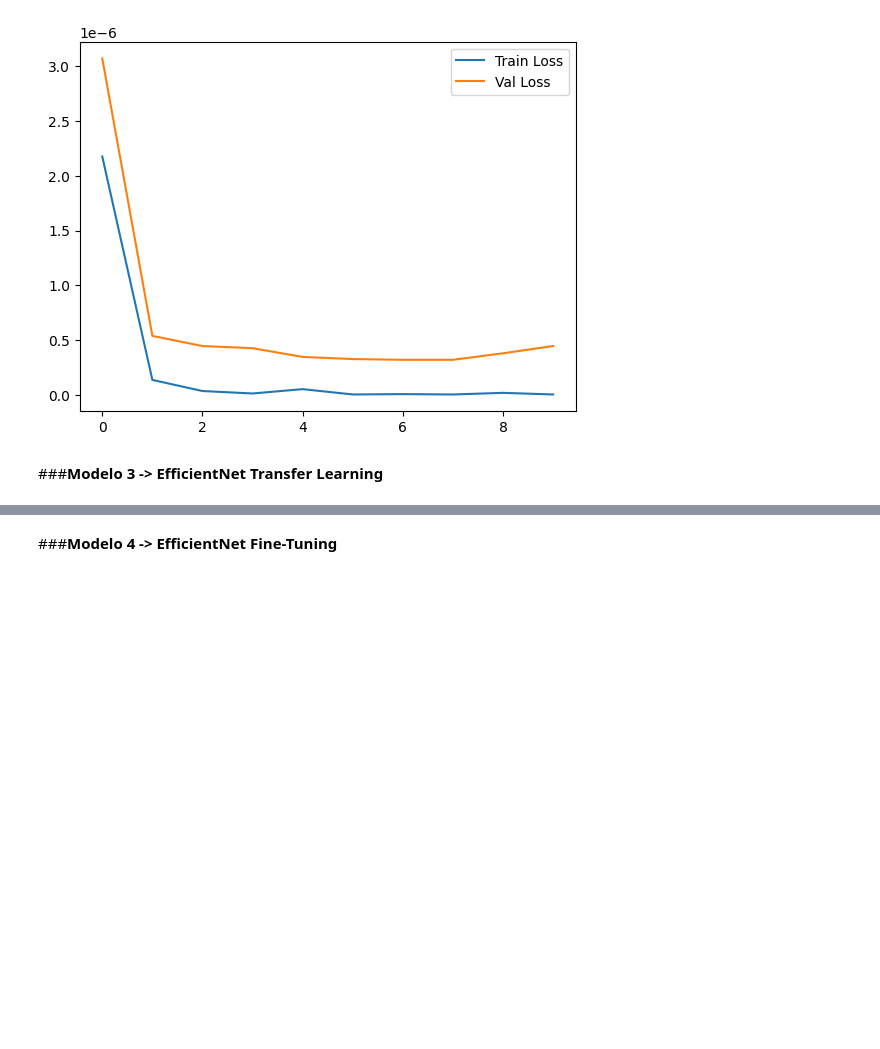
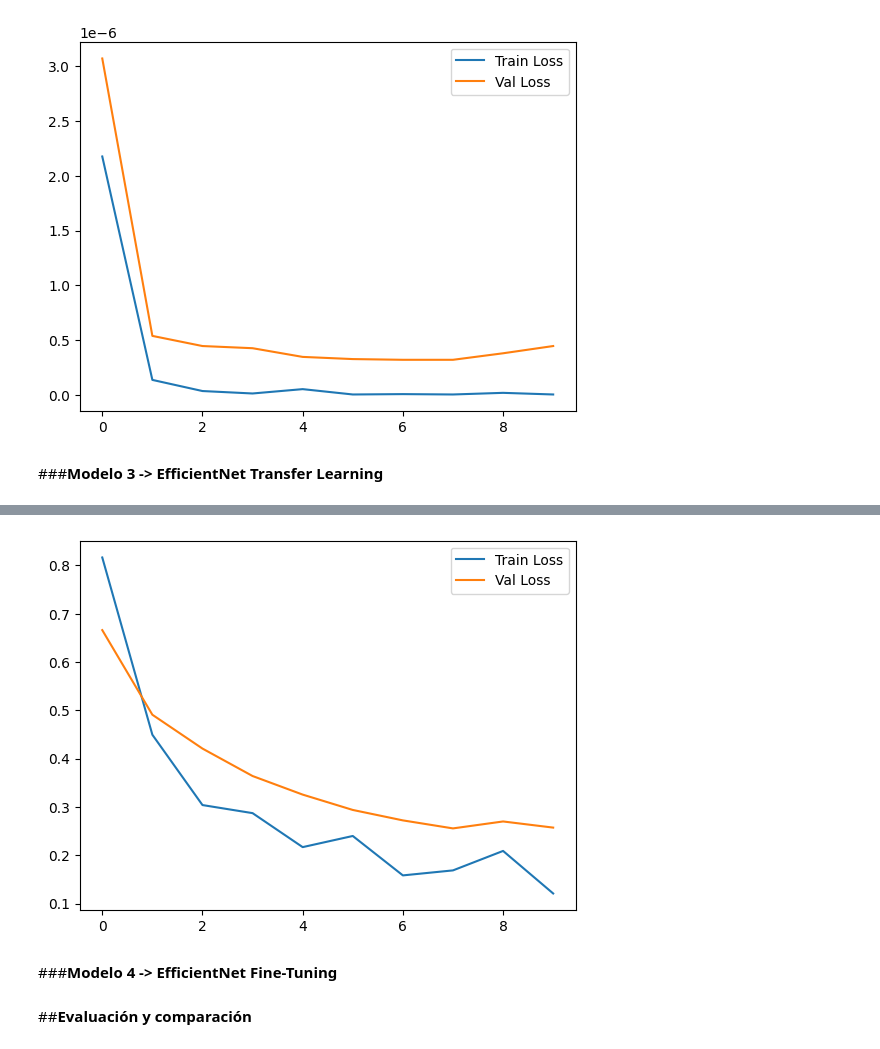
Before and after one commit to ivanovichGit/computacional, a Jupyter notebook: 8_TransferLearningFineTuning/8_TransferLearningFineTuning.ipynb, the cells around one changed output, grey strips where cells are left out. Saved outputs shown, nothing was run; the diff lists cells and outputs as text; code cells hidden in the pictures; blank space fills up the shorter version.

Commit message:
model 3

```diff
--- a/8_TransferLearningFineTuning/8_TransferLearningFineTuning.ipynb
+++ b/8_TransferLearningFineTuning/8_TransferLearningFineTuning.ipynb
@@ -345,3 +345,20 @@ plt.show()
 [figure]
 # %% [markdown]
 ###**Modelo 3 -> EfficientNet Transfer Learning**
+# %%
+from torchvision.models import efficientnet_b0
+from torchvision.models import EfficientNet_B0_Weights
+
+weights_b0 = EfficientNet_B0_Weights.DEFAULT
+model_b0 = efficientnet_b0(weights=weights_b0)
+
+model_b0.to(device)
+
+pre_trans_b0 = weights_b0.transforms()
+# %%
+num_classes = 3
+
+model_b0.classifier[1] = nn.Linear(
+    model_b0.classifier[1].in_features,
+    num_classes
+)
@@ -348,2 +393,28 @@ plt.show()
+# %%
+criterion = nn.CrossEntropyLoss()
+
+optimizer_b0 = torch.optim.Adam(
+    model_b0.classifier[1].parameters(),
+    lr=1e-3
+)
+
+history_effnet_tl = train(
+    model_b0,
+    train_loader,
+    val_loader,
+    criterion,
+    optimizer_b0,
+    10,
+    device=device
+)
+# %%
+import matplotlib.pyplot as plt
+
+plt.plot(history_effnet_tl['train_loss'], label='Train Loss')
+plt.plot(history_effnet_tl['val_loss'], label='Val Loss')
+plt.legend()
+plt.show()
+# %% [output]
+[figure, added]
 # %% [markdown]
 ###**Modelo 4 -> EfficientNet Fine-Tuning**
@@ -349,0 +426,2 @@ plt.show()
+# %% [markdown]
+##**Evaluación y comparación**
```
Also changed, not shown: parts of 5 cells of this notebook.
